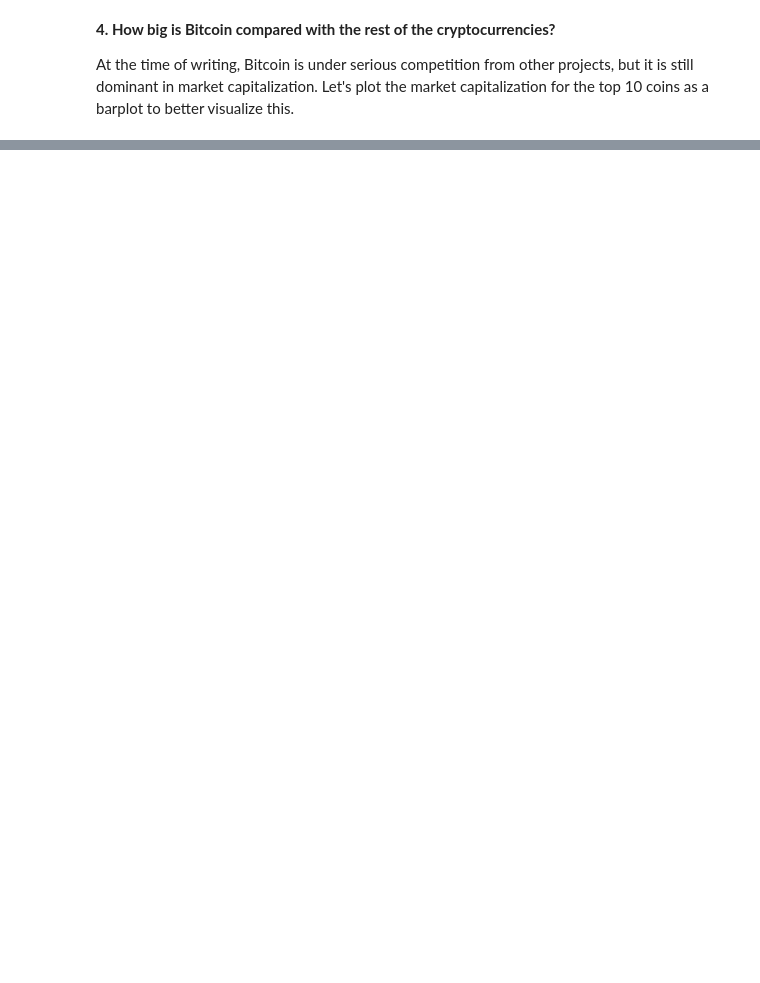
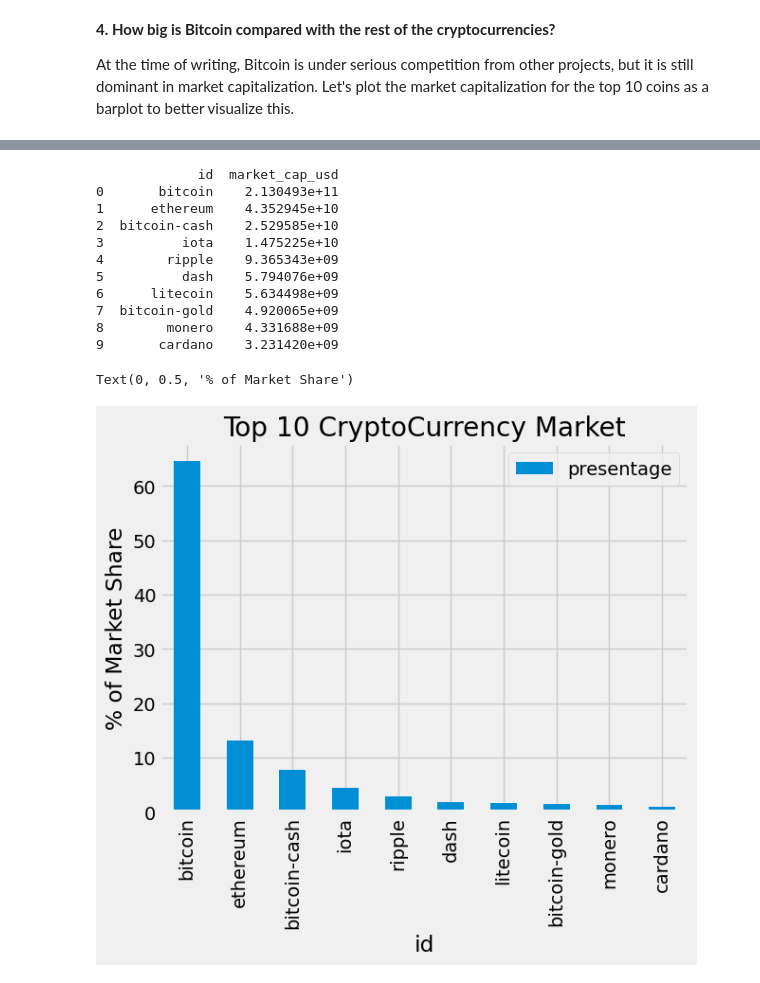
Before and after one commit to manthilaw/Python-Projects, a Jupyter notebook: Exploring_the_Bitcoin_Cryptocurrency_Market.ipynb, the cells around one changed output, grey strips where cells are left out. Drawn from its saved outputs; the diff is of its cells as text; code cells hidden in the pictures; blank space fills up the shorter version.

```diff
--- a/Exploring_the_Bitcoin_Cryptocurrency_Market.ipynb
+++ b/Exploring_the_Bitcoin_Cryptocurrency_Market.ipynb
@@ -37,11 +40,11 @@ current.head()
 The previous API call returns only the first 100 coins, and we want to explore as many coins as possible. Moreover, we can't produce reproducible analysis with live online data. To solve these problems, we will load a CSV we conveniently saved on the 6th of December of 2017 using the API call
 # %%
 # Selecting the 'id' and the 'market_cap_usd' columns
-market_cap_col  = current[['id','market_cap_usd']]
+market_cap_values = current[['id','market_cap_usd']]
 
 # Counting the number of values
-count_values = market_cap_col.count()
-print(count_values)
+countvalue=market_cap_values.count()
+print(countvalue)
 # %% [output]
 id                1326
 market_cap_usd    1031
@@ -51,5 +54,10 @@ dtype: int64
 
 Why do the count() for id and market_cap_usd differ above? It is because some cryptocurrencies listed in coinmarketcap.com have no known market capitalization, this is represented by NaN in the data, and NaNs are not counted by count(). These cryptocurrencies are of little interest to us in this analysis, so they are safe to remove.
 # %%
+#check null values
+nullvalues = market_cap_values[market_cap_values[('market_cap_usd')].isnull()]
+print(nullvalues.head())
 # Filtering out rows without a market capitalization
-cap = market_cap_col.query('market_cap_usd > 0')
+market_cap_1 = market_cap_values.query('market_cap_usd > 0')
+countvalue2 = market_cap_1.count()
+print(countvalue2)
@@ -81,0 +78,37 @@ Text(0, 0.5, '% of total cap')
+# %%
+# Select largest crypto currencies
+largest_capital = market_cap_1.sort_values('market_cap_usd',ascending = False)
+
+#Calculate the total market capitalization
+largest_10 = largest_capital.head(10)
+print(largest_10)
+
+# total market capitalization values
+total_largest_10 = largest_10['market_cap_usd'].sum()
+
+#create presentages
+presentages = largest_10['market_cap_usd'].apply(lambda x:x /total_largest_10 *100)
+
+#Add prsentages into dataframe
+largest_10_with_presentage = largest_10.assign(presentage = presentages)
+largest_10_with_presentage.head()
+
+# Declaring Labels &  Create a Barplot
+Top_Title = 'Top 10 CryptoCurrency Market'
+Top_Ylable = '% of Market Share'
+chart = largest_10_with_presentage.plot.bar(x='id',y='presentage',title=Top_Title)
+chart.set_ylabel(Top_Ylable)
+# %% [output]
+             id  market_cap_usd
+0       bitcoin    2.130493e+11
+1      ethereum    4.352945e+10
+2  bitcoin-cash    2.529585e+10
+3          iota    1.475225e+10
+4        ripple    9.365343e+09
+5          dash    5.794076e+09
+6      litecoin    5.634498e+09
+7  bitcoin-gold    4.920065e+09
+8        monero    4.331688e+09
+9       cardano    3.231420e+09
+Text(0, 0.5, '% of Market Share')
+[figure, added]
```
Also changed, not shown: parts of 3 cells of this notebook.
